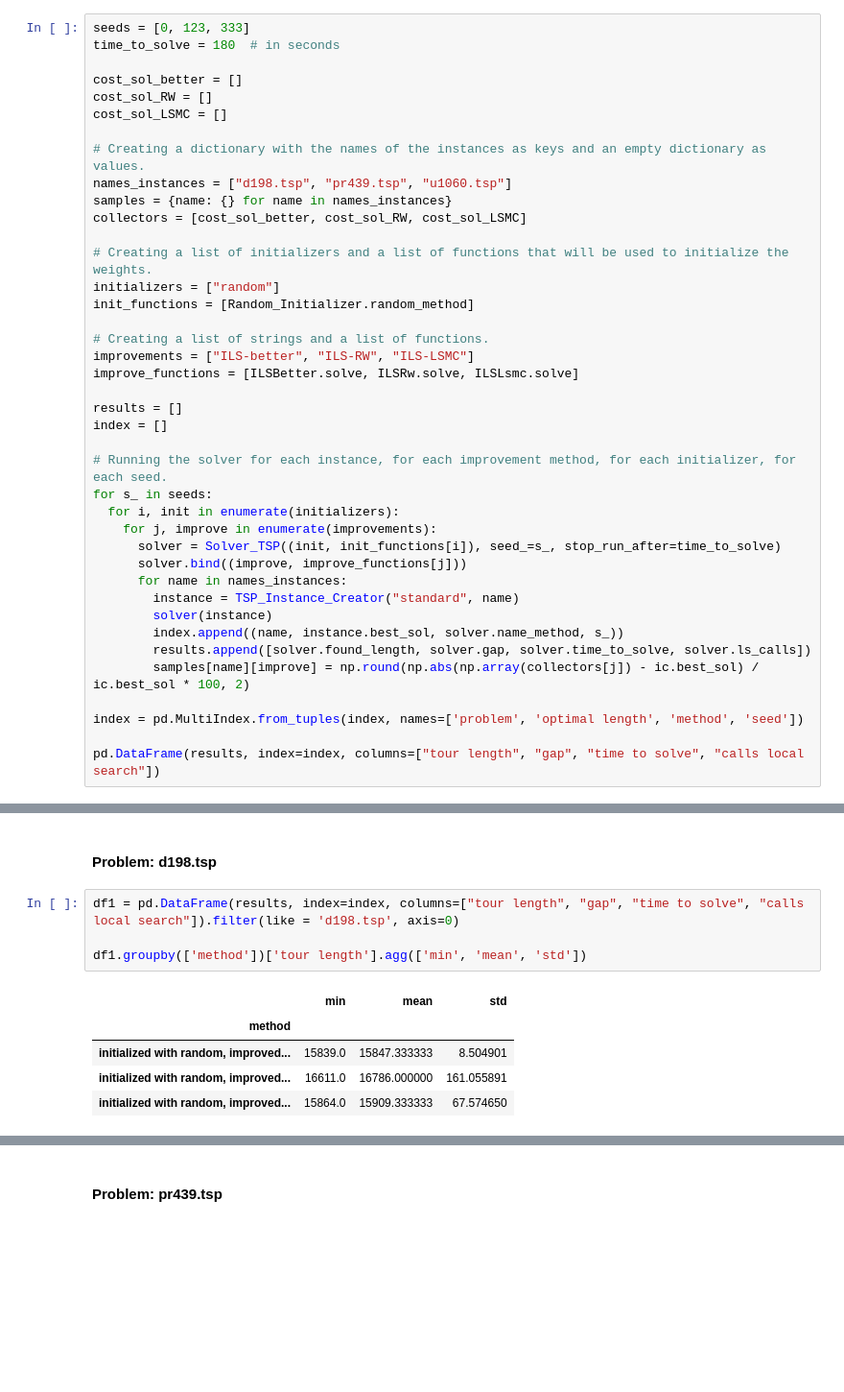
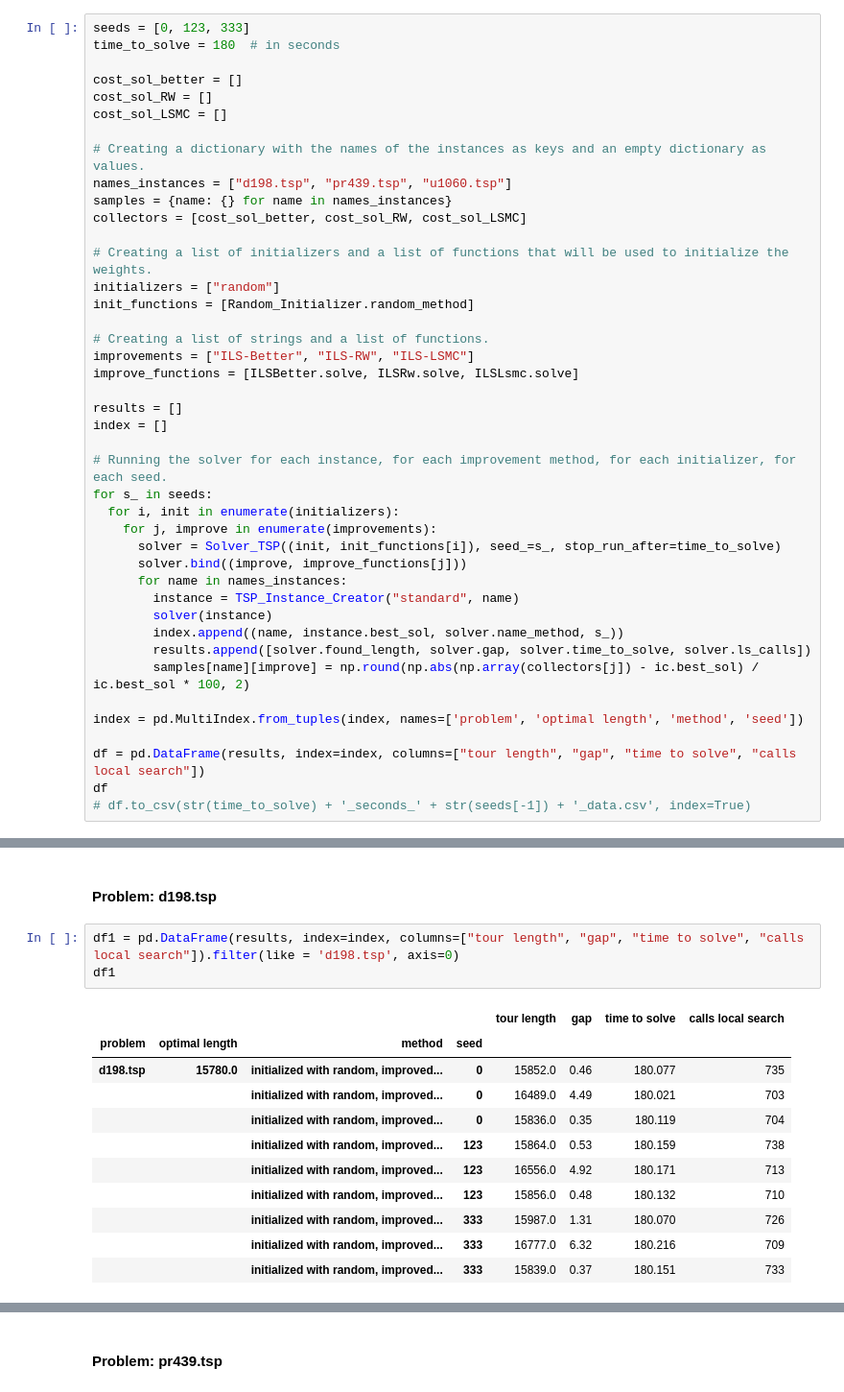
Before and after one commit to SimoneMugnai/AI_USI_MA_Assignments, a Jupyter notebook: Solution-ILS_for_the_TSP.ipynb, the cells around one changed output, grey strips where cells are left out. Shown at 96% size. Drawn from its saved outputs; the diff is of its cells as text; blank space fills up the shorter version.

```diff
--- a/Solution-ILS_for_the_TSP.ipynb
+++ b/Solution-ILS_for_the_TSP.ipynb
@@ -306,7 +306,7 @@ initializers = ["random"]
 init_functions = [Random_Initializer.random_method]
 
 # Creating a list of strings and a list of functions.
-improvements = ["ILS-better", "ILS-RW", "ILS-LSMC"]
+improvements = ["ILS-Better", "ILS-RW", "ILS-LSMC"]
 improve_functions = [ILSBetter.solve, ILSRw.solve, ILSLsmc.solve]
 
 results = []
@@ -327,7 +327,9 @@ for s_ in seeds:
 
 index = pd.MultiIndex.from_tuples(index, names=['problem', 'optimal length', 'method', 'seed'])
 
-pd.DataFrame(results, index=index, columns=["tour length", "gap", "time to solve", "calls local search"])
+df = pd.DataFrame(results, index=index, columns=["tour length", "gap", "time to solve", "calls local search"])
+df
+# df.to_csv(str(time_to_solve) + '_seconds_' + str(seeds[-1]) + '_data.csv', index=True)
 # %% [output]
 |  |  |  |  | tour length | gap | time to solve | calls local search |
 | problem | optimal length | method | seed |  |  |  |  |
@@ -351,11 +404,16 @@ pd.DataFrame(results, index=index, columns=["tour length", "gap", "time to solve
 #### Problem: d198.tsp
 # %%
 df1 = pd.DataFrame(results, index=index, columns=["tour length", "gap", "time to solve", "calls local search"]).filter(like = 'd198.tsp', axis=0)
-
-df1.groupby(['method'])['tour length'].agg(['min', 'mean', 'std'])
+df1
 # %% [output]
-|  | min | mean | std |
-| method |  |  |  |
-| initialized with random, improved... | 15839.0 | 15847.333333 | 8.504901 |
-| initialized with random, improved... | 16611.0 | 16786.000000 | 161.055891 |
-| initialized with random, improved... | 15864.0 | 15909.333333 | 67.574650 |
+|  |  |  |  | tour length | gap | time to solve | calls local search |
+| problem | optimal length | method | seed |  |  |  |  |
+| d198.tsp | 15780.0 | initialized with random, improved... | 0 | 15852.0 | 0.46 | 180.077 | 735 |
+|  |  | initialized with random, improved... | 0 | 16489.0 | 4.49 | 180.021 | 703 |
+|  |  | initialized with random, improved... | 0 | 15836.0 | 0.35 | 180.119 | 704 |
+|  |  | initialized with random, improved... | 123 | 15864.0 | 0.53 | 180.159 | 738 |
+|  |  | initialized with random, improved... | 123 | 16556.0 | 4.92 | 180.171 | 713 |
+|  |  | initialized with random, improved... | 123 | 15856.0 | 0.48 | 180.132 | 710 |
+|  |  | initialized with random, improved... | 333 | 15987.0 | 1.31 | 180.070 | 726 |
+|  |  | initialized with random, improved... | 333 | 16777.0 | 6.32 | 180.216 | 709 |
+|  |  | initialized with random, improved... | 333 | 15839.0 | 0.37 | 180.151 | 733 |
```
Also changed, not shown: parts of 24 cells of this notebook.
